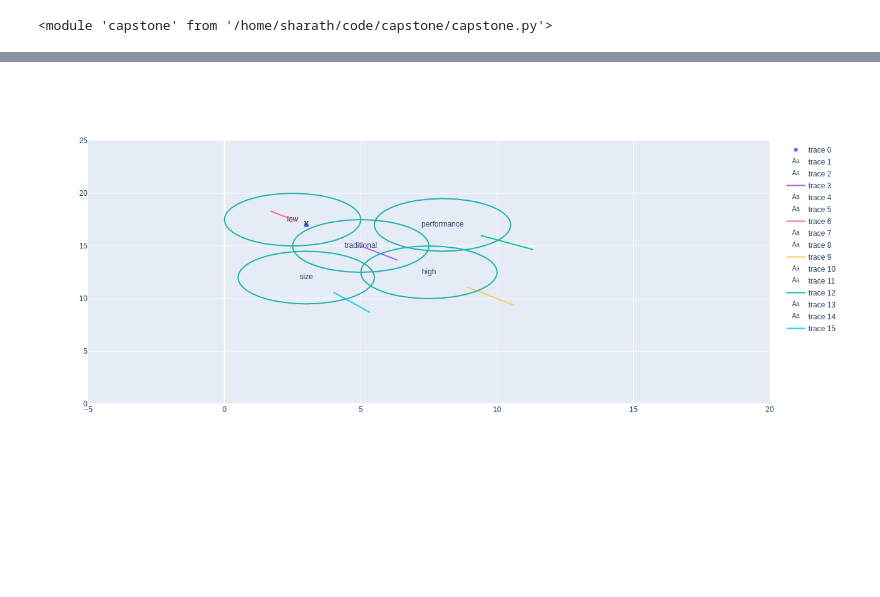
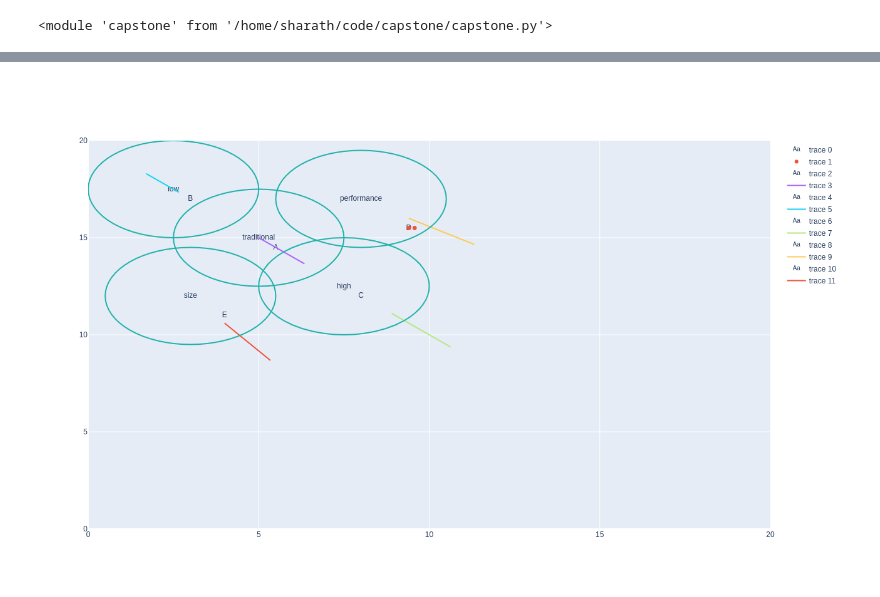
Before and after one commit to agsha/capstone, a Jupyter notebook: capstone.ipynb, the cells around one changed output, grey strips where cells are left out. Saved outputs shown, nothing was run; the diff lists cells and outputs as text; code cells hidden in the pictures; blank space fills up the shorter version.

```diff
--- a/capstone.ipynb
+++ b/capstone.ipynb
@@ -13,12 +13,20 @@ reload(cp)
 # %%
 reload(cp)
 x = cp.simulate2()
-print(x)
 perfX, szY, rndYears = zip(*x)
 fig = go.Figure()
-fig.update_xaxes(range=[-5, 20])
-fig.update_yaxes(range=[0, 25])
-fig.update_layout(width=600, height=600)
+fig.update_xaxes(range=[0, 20])
+fig.update_yaxes(range=[0, 20])
+fig.update_layout(width=800, height=800)
+products = [(5.5, 14.5, "A"), (3, 17, "B"), (8, 12, "C"), (9.4, 15.5, "D"), (4, 11, "E")]
+x, y, labels = zip(*products)
+fig.add_trace(go.Scatter(
+    x=x,
+    y=y,
+    text=labels,
+    mode="text",
+))
+
 month = np.arange(0, 24, 1)
 fig.add_trace(go.Scatter(
 x=list(perfX),
@@ -44,12 +52,6 @@ for segment in cp.segments:
         text=segment,
         mode="text",
     ))
-    fig.add_trace(go.Scatter(
-        x=[3],
-        y=[17],
-        text="X",
-        mode="text",
-    ))
     segmentX = [[0, ix], [1, ix+dx/12]]
     segmentY = [[0, iy], [1, iy+dy/12]]
     x = list(map(lambda x: cp.yy(segmentX, x, "extrapolate", "extrapolate"), month))
@@ -83,4 +85,4 @@ dist:0.0 perf:3 sz:17 mtbf:17000 price:17.105263157894736 rndTimeMonths:1.44 tot
-[figure, old version]
+[figure, new version]
 # %%
 reload(cp)
 x = cp.simulate2()
```
Also changed, not shown: parts of 2 cells of this notebook, 1 other file.
